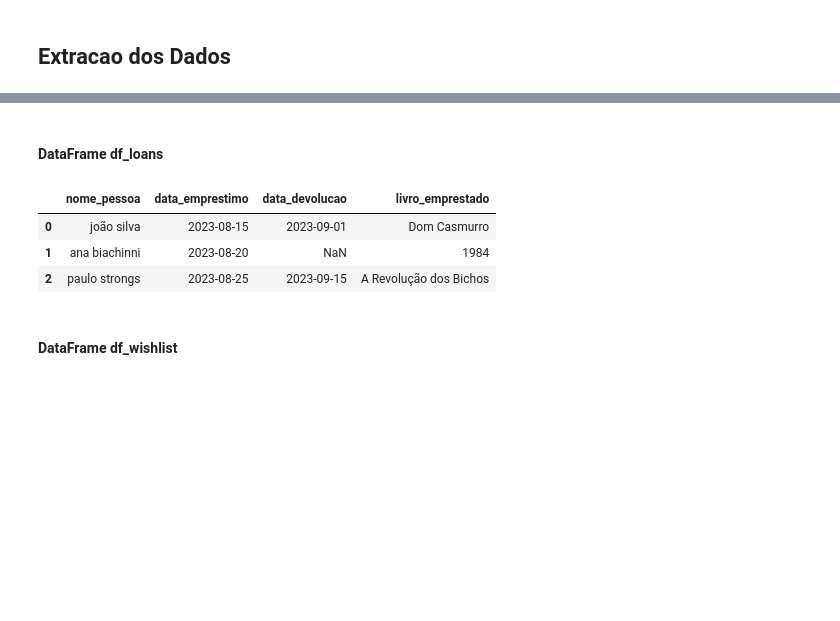
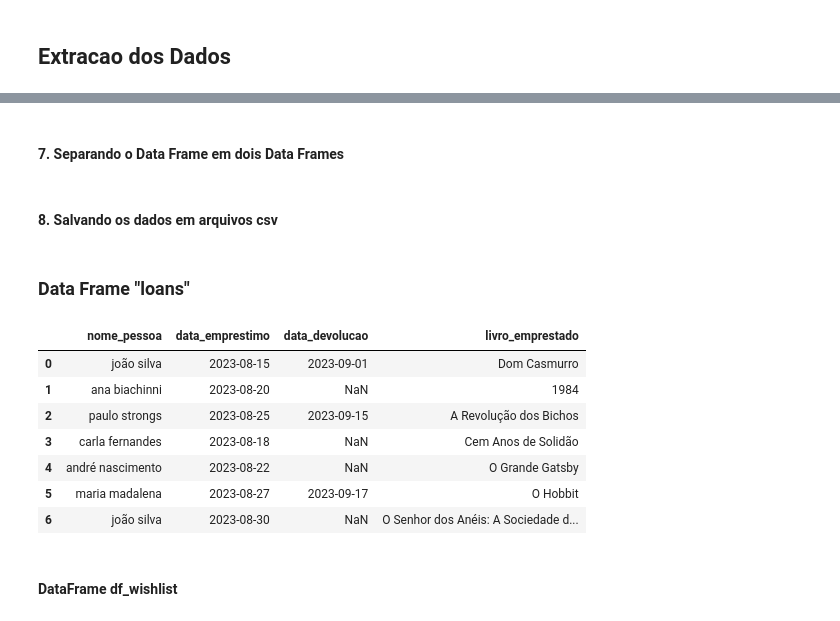
Before and after one commit to rafaelciriello/personal_library_data_project, a Jupyter notebook: Extração e Transformação dos Dados.ipynb, the cells around one changed output, grey strips where cells are left out. Drawn from its saved outputs; the diff is of its cells as text; code cells hidden in the pictures; blank space fills up the shorter version.

Commit message:
I added the clean data folder and the book and author files with the processed data

```diff
--- a/Extração e Transformação dos Dados.ipynb
+++ b/Extração e Transformação dos Dados.ipynb
@@ -5,8 +5,8 @@
 import pandas as pd
 # %%
 # Extraindo as informacoes da fonte de dados (arquivos .csv) e salvando em DataFrames
-df_books = pd.read_csv('/Users/rafaelciriello/Data Engineer/Projects/personal_library_data_project/data/books.csv')
-df_loans = pd.read_csv('/Users/rafaelciriello/Data Engineer/Projects/personal_library_data_project/data/loans.csv')
-df_wishlist = pd.read_csv('/Users/rafaelciriello/Data Engineer/Projects/personal_library_data_project/data/wishlist.csv')
+books = pd.read_csv('/Users/rafaelciriello/Data Engineer/Projects/personal_library_data_project/data/books.csv')
+loans = pd.read_csv('/Users/rafaelciriello/Data Engineer/Projects/personal_library_data_project/data/loans.csv')
+wishlist = pd.read_csv('/Users/rafaelciriello/Data Engineer/Projects/personal_library_data_project/data/wishlist.csv')
 # %%
 # Exibindo uma previa das informacoes extraidas
@@ -51,0 +130,2 @@ df_books.head(n = 3)
+# %% [markdown]
+#### 7. Separando o Data Frame em dois Data Frames
@@ -51,0 +137,2 @@ df_books.head(n = 3)
+# %% [markdown]
+#### 8. Salvando os dados em arquivos csv
@@ -52,12 +145,16 @@ df_books.head(n = 3)
 # %% [markdown]
-#### DataFrame df_loans
+### Data Frame "loans"
 # %%
-df_loans.head(n = 3)
+loans
 # %% [output]
 |  | nome_pessoa | data_emprestimo | data_devolucao | livro_emprestado |
 | 0 | joão silva | 2023-08-15 | 2023-09-01 | Dom Casmurro |
 | 1 | ana biachinni | 2023-08-20 | NaN | 1984 |
 | 2 | paulo strongs | 2023-08-25 | 2023-09-15 | A Revolução dos Bichos |
+| 3 | carla fernandes | 2023-08-18 | NaN | Cem Anos de Solidão |
+| 4 | andré nascimento | 2023-08-22 | NaN | O Grande Gatsby |
+| 5 | maria madalena | 2023-08-27 | 2023-09-17 | O Hobbit |
+| 6 | joão silva | 2023-08-30 | NaN | O Senhor dos Anéis: A Sociedade d... |
 # %%
 # renomear as colunas de acordo com o banco de dados
 # tratar o nome das pessoas para que os nomes fiquem no formato (title)
```
Also changed, not shown: parts of 33 cells of this notebook, 3 other files.
